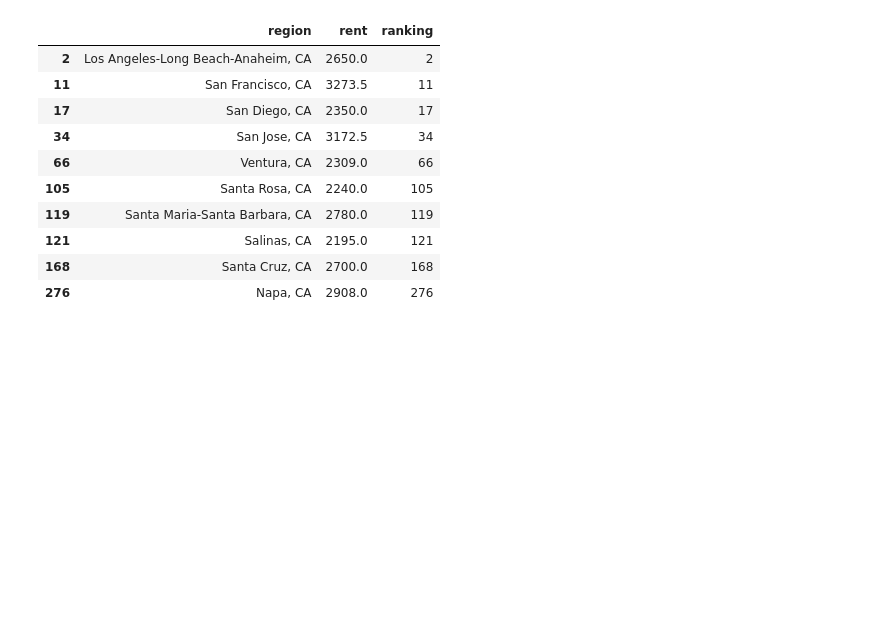
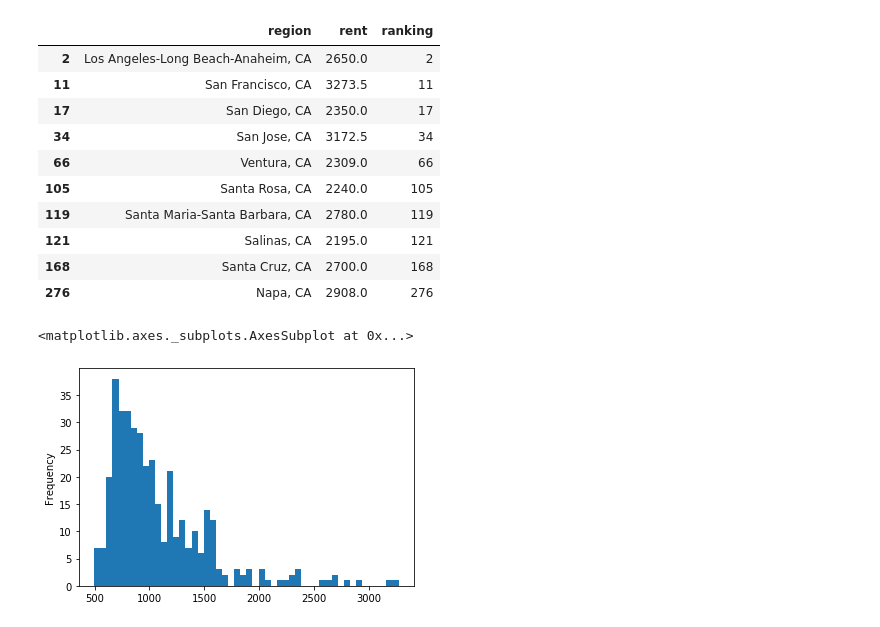
Before and after one commit to smmaurer/cp255, a Jupyter notebook: 02-pandas/pandas.ipynb, the cells around one changed output. Saved outputs shown, nothing was run; the diff lists cells and outputs as text; code cells hidden in the pictures; blank space fills up the shorter version.

```diff
--- a/02-pandas/pandas.ipynb
+++ b/02-pandas/pandas.ipynb
@@ -315,5 +315,10 @@ rents.loc[(rents['region'].str.contains('CA')) &
 | 121 | Salinas, CA | 2195.0 | 121 |
 | 168 | Santa Cruz, CA | 2700.0 | 168 |
 | 276 | Napa, CA | 2908.0 | 276 |
+# %%
+rents['rent'].plot.hist(bins=50)
+# %% [output]
+<matplotlib.axes._subplots.AxesSubplot at 0x...>
+[figure, added]
 # %%
 # to do - graphs, saving data, exercises
```
Also changed, not shown: parts of 5 cells of this notebook.
